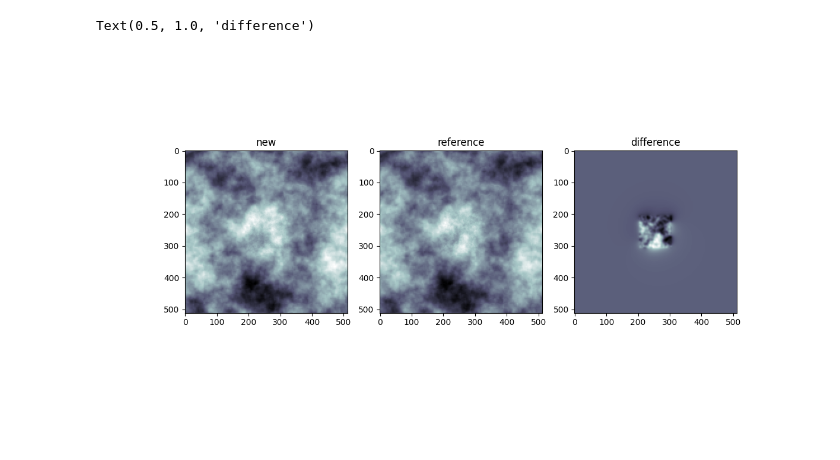
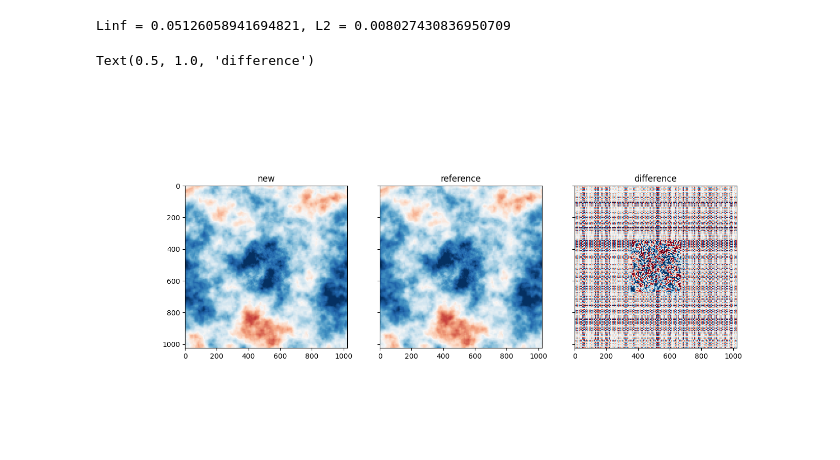
Before and after one commit to cosmo-sims/MUSIC2, a Jupyter notebook: tools/check_output.ipynb, the cells around one changed output. Drawn from its saved outputs; the diff is of its cells as text; code cells hidden in the pictures.

```diff
--- a/tools/check_output.ipynb
+++ b/tools/check_output.ipynb
@@ -50,19 +50,29 @@ class music_grid(object):
 # %%
 field = 'vz'
 
-mg1 = music_grid('debug.hdf5',field)
-img1 = mg1.get_slice( 256 )
+mg1 = music_grid('../build/debug.hdf5',field)
+img1 = mg1.get_slice( 512 )
 
-mg2 = music_grid('debug_master.hdf5',field)
-img2 = mg2.get_slice( 256 )
+mg2 = music_grid('../build/debug_full.hdf5',field)
+img2 = mg2.get_slice( 512 )
+
+diff = np.abs(img1-img2)[400:600,400:600]
+field = img2[400:600]
+print(f'Linf = {diff.flatten().max()/field.flatten().std()}, L2 = {diff.flatten().std()/field.flatten().std()}')
+# %% [output]
+Linf = 0.05126058941694821, L2 = 0.008027430836950709
 # %%
-fig,ax  = plt.subplots(1,3,figsize=(12,6))
-ax[0].imshow( img1, cmap='bone')
+fig,ax  = plt.subplots(1,3,figsize=(14,7), sharex=True, sharey=True)
+ss = img1.std()
+
+cmap = 'RdBu'
+
+ax[0].imshow( img1, cmap=cmap, vmin=-3*ss,vmax=3*ss)
 ax[0].set_title('new')
-ax[1].imshow( img2, cmap='bone')
+ax[1].imshow( img2, cmap=cmap, vmin=-3*ss,vmax=3*ss)
 ax[1].set_title('reference')
-ax[2].imshow( img2-img1, cmap='bone')
+ax[2].imshow( img2-img1, cmap=cmap, vmin=-1*ss/100,vmax=1*ss/100)
 ax[2].set_title('difference')
 # %% [output]
 Text(0.5, 1.0, 'difference')
-[figure, old version]
+[figure, new version]
```
